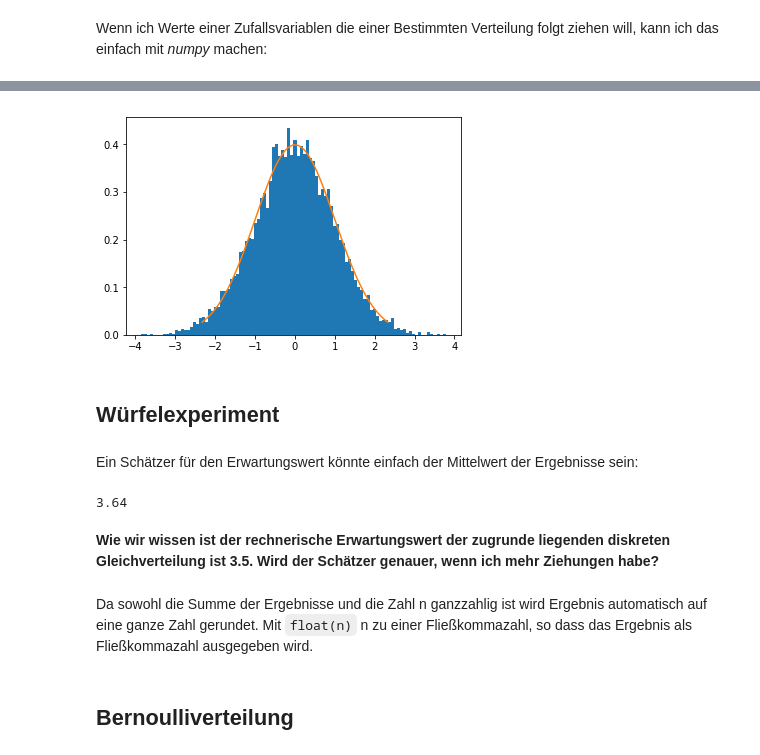
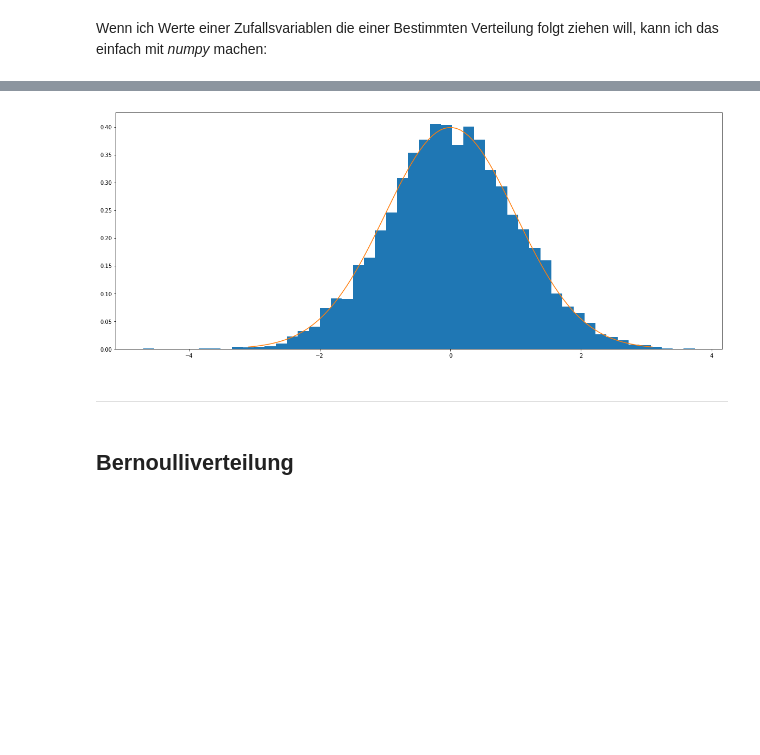
Before and after one commit to marianoju/NF_DS_1_course_material, a Jupyter notebook: descriptive_analysis/distributions.ipynb, the cells around one changed output, grey strips where cells are left out. Cells and saved outputs as stored; diff of their text form; code cells hidden in the pictures; blank space fills up the shorter version.

```diff
--- a/descriptive_analysis/distributions.ipynb
+++ b/descriptive_analysis/distributions.ipynb
@@ -19,6 +19,6 @@ Um dieses Problem elegant zu umgehen, kann ich die *ppf* (Percent point function
 # %%
-lower = scipy.stats.norm.ppf(0.01,0,1)
-upper = scipy.stats.norm.ppf(0.99,0,1)
+lower = scipy.stats.norm.ppf(0.001,0,1)
+upper = scipy.stats.norm.ppf(0.999,0,1)
 x = scipy.linspace(lower,upper,100)
 # %% [markdown]
 Dann berechne ich die pdf an den in **x** gespeicherten Stellen wie folgt
@@ -41,10 +41,12 @@ array([-1.08277508, -0.68510944, -0.26282829, -0.15313221,  0.26524873,
 # %%
 n = 10000 # mit steigendem n nähert sich das Histogram an die mathematische Dichtefunktion an
 rv = np.random.normal(0,1,n)
-plt.hist(rv, 100,density=True)
+
+plt.figure(1, figsize=(20, 8))
+plt.hist(rv, 50,density=True)
 plt.plot(x, y)
 plt.show();
 # %% [output]
-[figure, old version]
+[figure, new version]
 # %% [markdown]
-## Würfelexperiment
+---
@@ -54,13 +53,3 @@ spiele_ergebnis = np.random.randint(1,7,n) # Zahlen 1-6 (Die obere Grenze ist ni
-# %% [markdown]
-Ein Schätzer für den Erwartungswert könnte einfach der Mittelwert der Ergebnisse sein:
-# %%
-spiele_ergebnis.sum()/float(n)
-# %% [output]
-3.64
-# %% [markdown]
-**Wie wir wissen ist der rechnerische Erwartungswert der zugrunde liegenden diskreten Gleichverteilung ist 3.5. Wird der Schätzer genauer, wenn ich mehr Ziehungen habe?**
-# %% [markdown]
-Da sowohl die Summe der Ergebnisse und die Zahl n ganzzahlig ist wird Ergebnis automatisch auf eine ganze Zahl gerundet. Mit `float(n)` n zu einer Fließkommazahl, so dass das Ergebnis als Fließkommazahl ausgegeben wird.
 # %% [markdown]
 ## Bernoulliverteilung
 # %% [markdown]
```
Also changed, not shown: parts of 8 cells of this notebook, 3 other files.
